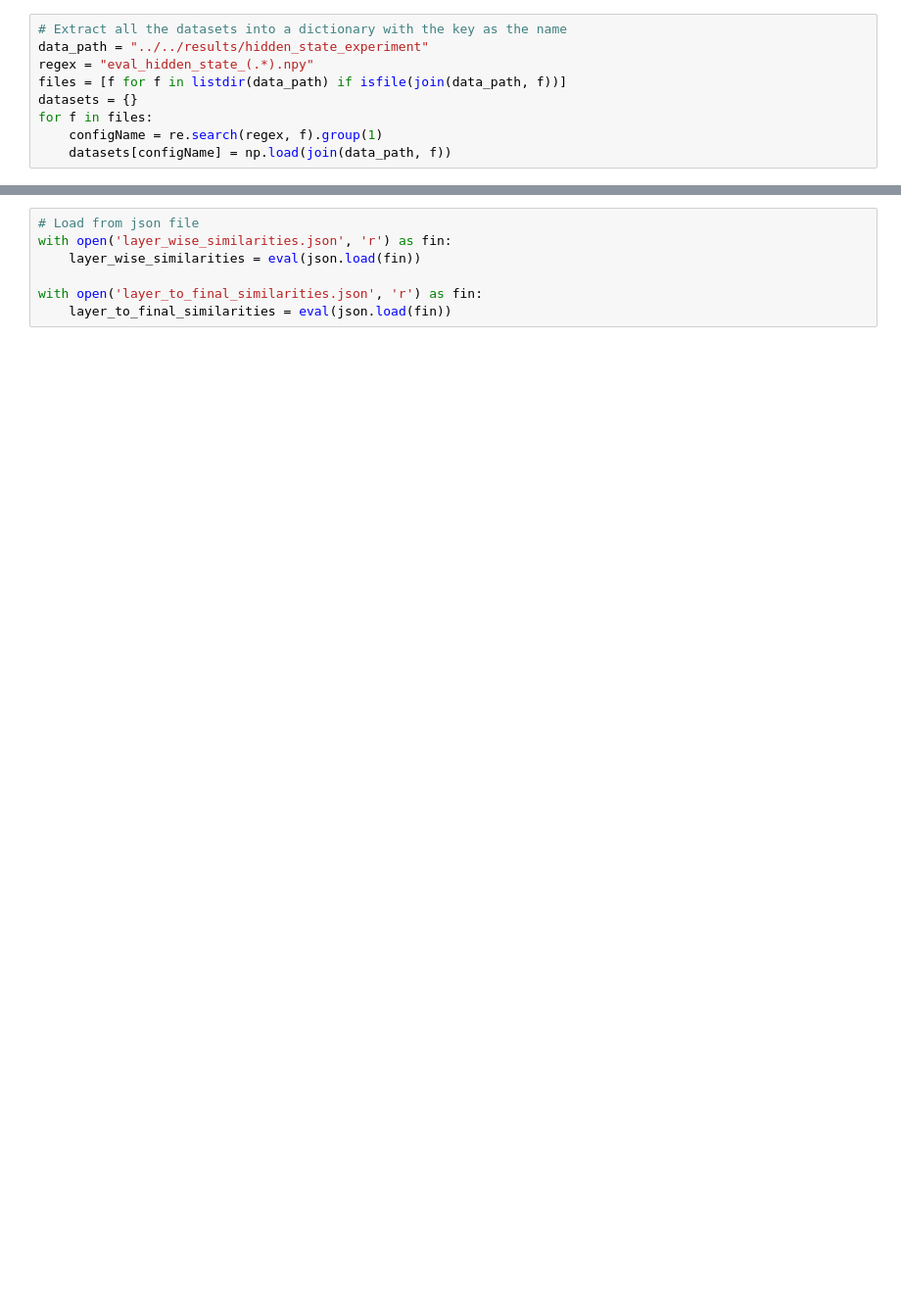
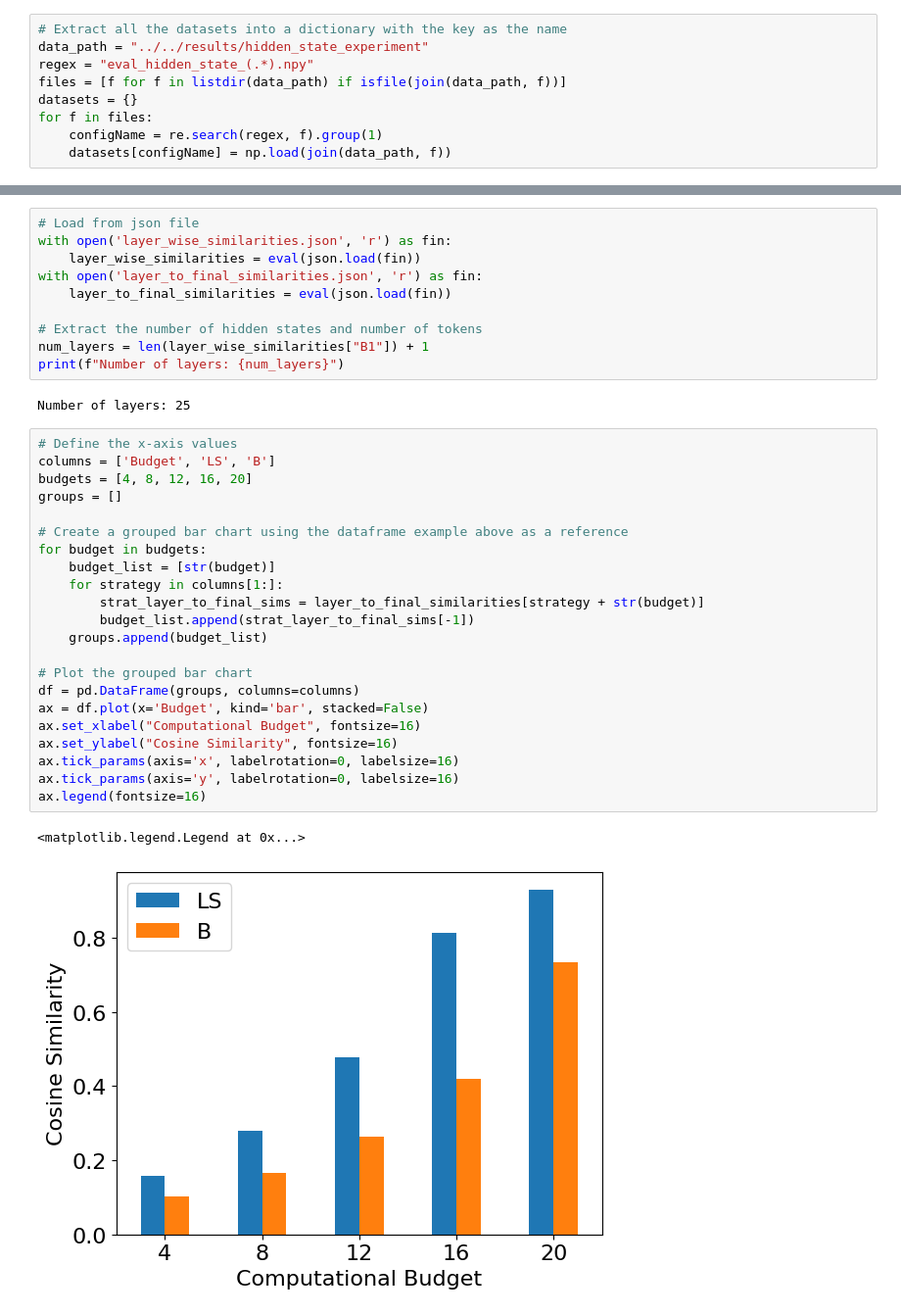
Before and after one commit to networkslab/enlsp_neurips24, a Jupyter notebook: src/analysis/hidden_state_experiment.ipynb, the cells around one changed output, grey strips where cells are left out. Shown: that part at 98% size. Saved outputs shown, nothing was run; the diff lists cells and outputs as text; blank space fills up the shorter version.

```diff
--- a/src/analysis/hidden_state_experiment.ipynb
+++ b/src/analysis/hidden_state_experiment.ipynb
@@ -59,7 +59,37 @@ with open('layer_to_final_similarities.json', 'w') as fout:
 # Load from json file
 with open('layer_wise_similarities.json', 'r') as fin:
     layer_wise_similarities = eval(json.load(fin))
-
 with open('layer_to_final_similarities.json', 'r') as fin:
     layer_to_final_similarities = eval(json.load(fin))
+
+# Extract the number of hidden states and number of tokens
+num_layers = len(layer_wise_similarities["B1"]) + 1
+print(f"Number of layers: {num_layers}")
+# %% [output]
+Number of layers: 25
+# %%
+# Define the x-axis values
+columns = ['Budget', 'LS', 'B']
+budgets = [4, 8, 12, 16, 20]
+groups = []
+
+# Create a grouped bar chart using the dataframe example above as a reference
+for budget in budgets:
+    budget_list = [str(budget)]
+    for strategy in columns[1:]:
+        strat_layer_to_final_sims = layer_to_final_similarities[strategy + str(budget)]
+        budget_list.append(strat_layer_to_final_sims[-1])
+    groups.append(budget_list)
+
+# Plot the grouped bar chart
+df = pd.DataFrame(groups, columns=columns)
+ax = df.plot(x='Budget', kind='bar', stacked=False)
+ax.set_xlabel("Computational Budget", fontsize=16)
+ax.set_ylabel("Cosine Similarity", fontsize=16)
+ax.tick_params(axis='x', labelrotation=0, labelsize=16)
+ax.tick_params(axis='y', labelrotation=0, labelsize=16)
+ax.legend(fontsize=16)
+# %% [output]
+<matplotlib.legend.Legend at 0x...>
+[figure, added]
 # %%
```
Also changed, not shown: parts of 6 cells of this notebook.
